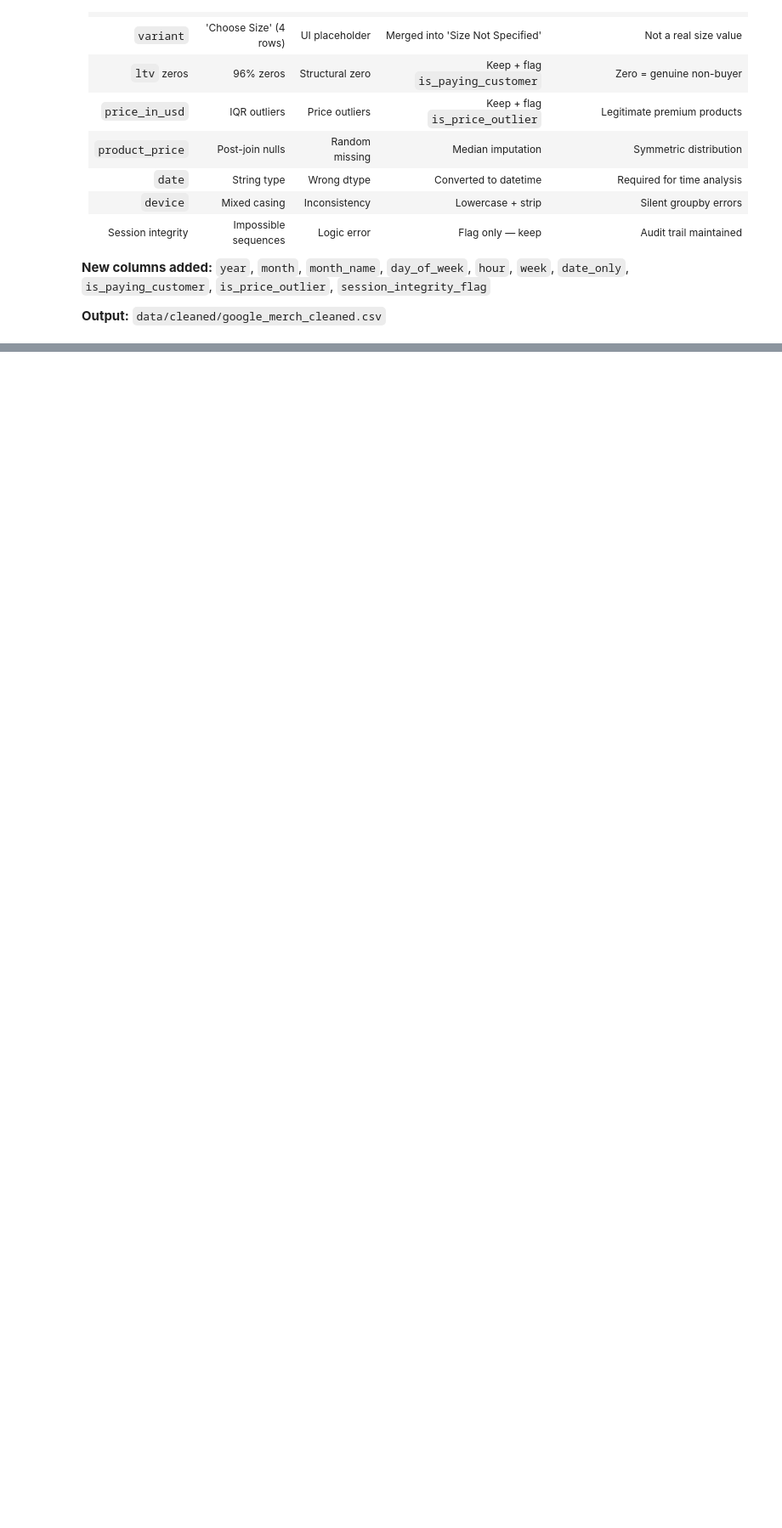
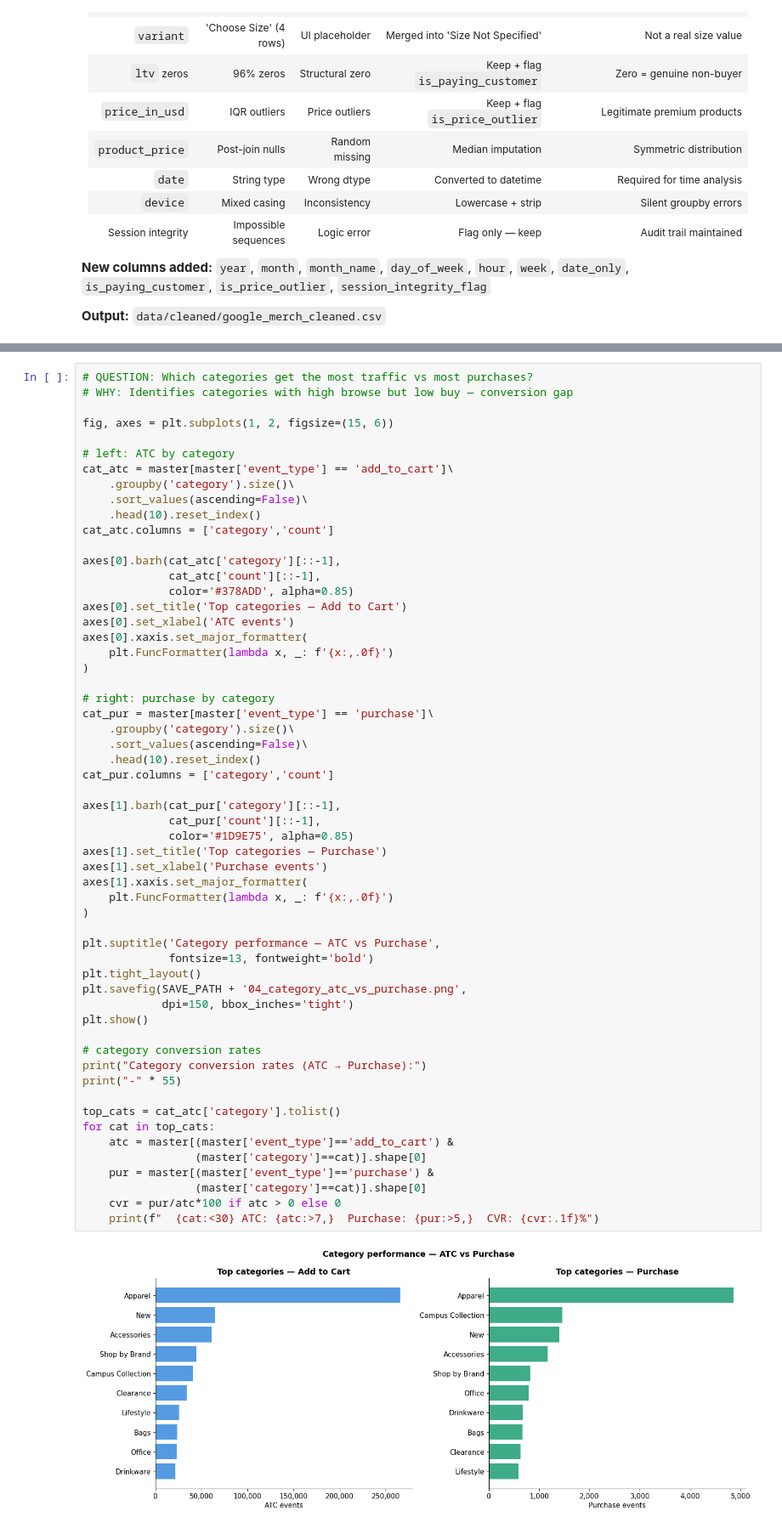
Before and after one commit to NPK05/funnel-analysis-project, a Jupyter notebook: notebooks/01_google_merch.ipynb, the cells around one changed output, grey strips where cells are left out. Shown at 85% size. Drawn from its saved outputs; the diff is of its cells as text; blank space fills up the shorter version.

```diff
--- a/notebooks/01_google_merch.ipynb
+++ b/notebooks/01_google_merch.ipynb
@@ -1224,0 +1449,59 @@ print(f"  Size     : {size_kb:.0f} KB")
+# %%
+# QUESTION: Which categories get the most traffic vs most purchases?
+# WHY: Identifies categories with high browse but low buy — conversion gap
+
+fig, axes = plt.subplots(1, 2, figsize=(15, 6))
+
+# left: ATC by category
+cat_atc = master[master['event_type'] == 'add_to_cart']\
+    .groupby('category').size()\
+    .sort_values(ascending=False)\
+    .head(10).reset_index()
+cat_atc.columns = ['category','count']
+
+axes[0].barh(cat_atc['category'][::-1],
+             cat_atc['count'][::-1],
+             color='#378ADD', alpha=0.85)
+axes[0].set_title('Top categories — Add to Cart')
+axes[0].set_xlabel('ATC events')
+axes[0].xaxis.set_major_formatter(
+    plt.FuncFormatter(lambda x, _: f'{x:,.0f}')
+)
+
+# right: purchase by category
+cat_pur = master[master['event_type'] == 'purchase']\
+    .groupby('category').size()\
+    .sort_values(ascending=False)\
+    .head(10).reset_index()
+cat_pur.columns = ['category','count']
+
+axes[1].barh(cat_pur['category'][::-1],
+             cat_pur['count'][::-1],
+             color='#1D9E75', alpha=0.85)
+axes[1].set_title('Top categories — Purchase')
+axes[1].set_xlabel('Purchase events')
+axes[1].xaxis.set_major_formatter(
+    plt.FuncFormatter(lambda x, _: f'{x:,.0f}')
+)
+
+plt.suptitle('Category performance — ATC vs Purchase',
+             fontsize=13, fontweight='bold')
+plt.tight_layout()
+plt.savefig(SAVE_PATH + '04_category_atc_vs_purchase.png',
+            dpi=150, bbox_inches='tight')
+plt.show()
+
+# category conversion rates
+print("Category conversion rates (ATC → Purchase):")
+print("-" * 55)
+
+top_cats = cat_atc['category'].tolist()
+for cat in top_cats:
+    atc = master[(master['event_type']=='add_to_cart') &
+                 (master['category']==cat)].shape[0]
+    pur = master[(master['event_type']=='purchase') &
+                 (master['category']==cat)].shape[0]
+    cvr = pur/atc*100 if atc > 0 else 0
+    print(f"  {cat:<30} ATC: {atc:>7,}  Purchase: {pur:>5,}  CVR: {cvr:.1f}%")
+# %% [output]
+[figure, added]
```
Also changed, not shown: parts of 9 cells of this notebook, 6 other files.
